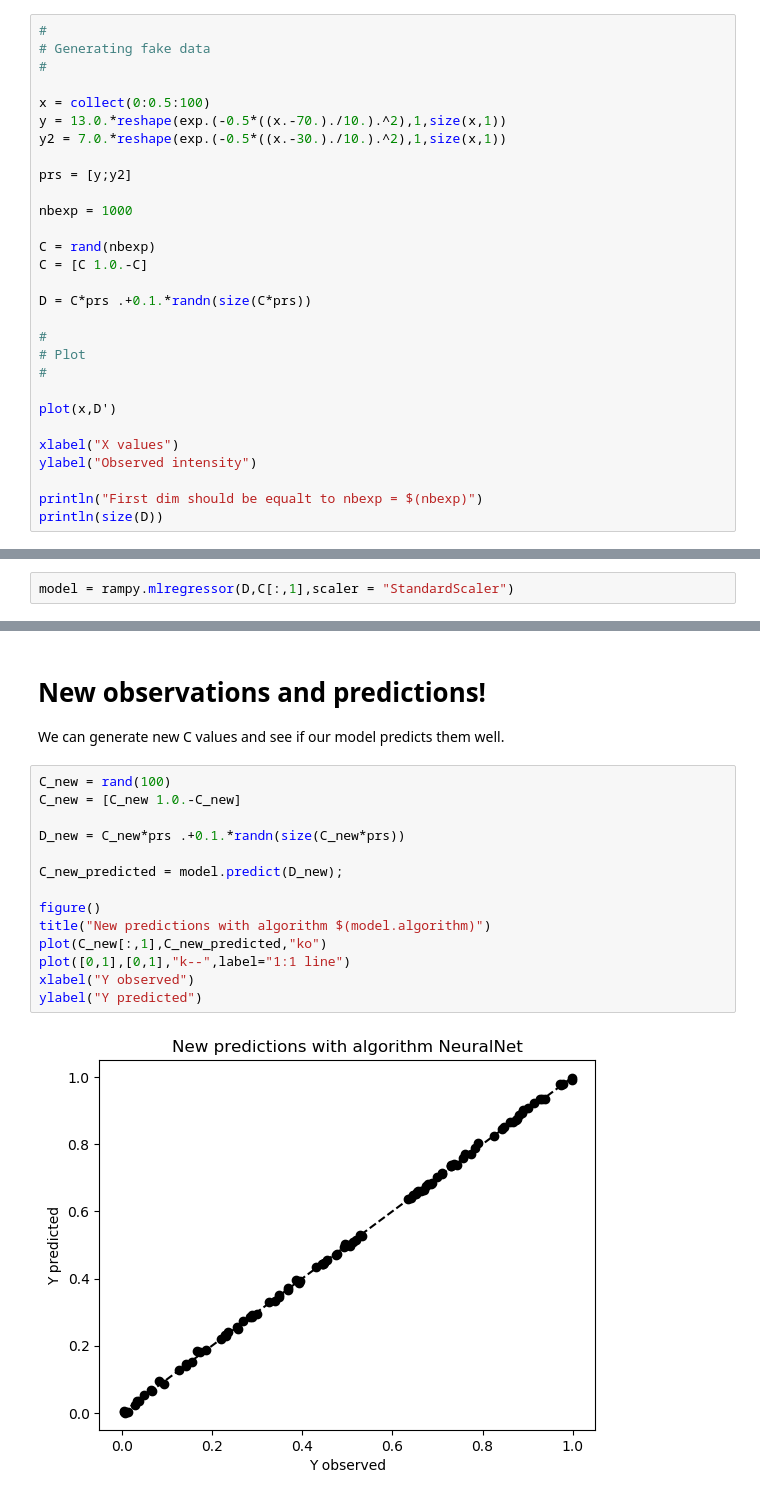
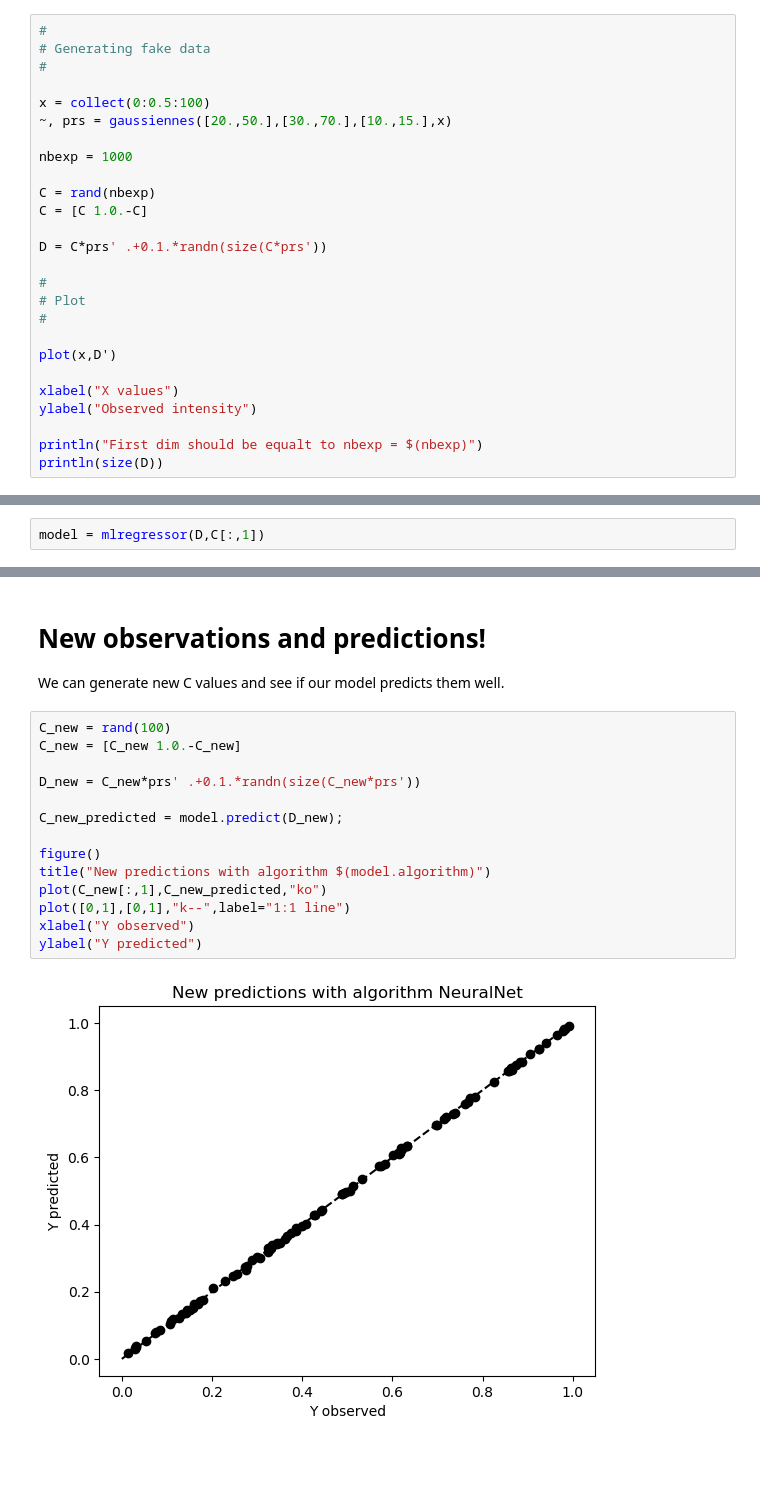
Before and after one commit to charlesll/Spectra.jl, a Jupyter notebook: examples/Machine_Learning_Regression.ipynb, the cells around one changed output, grey strips where cells are left out. Cells and saved outputs as stored; diff of their text form; blank space fills up the shorter version.

```diff
--- a/examples/Machine_Learning_Regression.ipynb
+++ b/examples/Machine_Learning_Regression.ipynb
@@ -34,17 +31,14 @@ For now, we will show how we can train neural networks to link D and C, such tha
 #
 
 x = collect(0:0.5:100)
-y = 13.0.*reshape(exp.(-0.5*((x.-70.)./10.).^2),1,size(x,1))
-y2 = 7.0.*reshape(exp.(-0.5*((x.-30.)./10.).^2),1,size(x,1))
-
-prs = [y;y2]
+~, prs = gaussiennes([20.,50.],[30.,70.],[10.,15.],x)
 
 nbexp = 1000
 
 C = rand(nbexp)
 C = [C 1.0.-C]
 
-D = C*prs .+0.1.*randn(size(C*prs))
+D = C*prs' .+0.1.*randn(size(C*prs'))
 
 #
 # Plot
@@ -78,7 +72,7 @@ The predict function works as that of a scikit-learn model, predicting new value
 
 For now, we are going to load our data and create our mlregressor object:
 # %%
-model = rampy.mlregressor(D,C[:,1],scaler = "StandardScaler")
+model = mlregressor(D,C[:,1])
 # %% [output]
 PyObject <rampy.ml_regressor.mlregressor object at 0x...>
 # %% [markdown]
@@ -184,17 +178,17 @@ We can generate new C values and see if our model predicts them well.
 # %%
 C_new = rand(100)
 C_new = [C_new 1.0.-C_new]
 
-D_new = C_new*prs .+0.1.*randn(size(C_new*prs))
+D_new = C_new*prs' .+0.1.*randn(size(C_new*prs'))
 
 C_new_predicted = model.predict(D_new);
 
 figure()
 title("New predictions with algorithm $(model.algorithm)")
 plot(C_new[:,1],C_new_predicted,"ko")
 plot([0,1],[0,1],"k--",label="1:1 line")
 xlabel("Y observed")
 ylabel("Y predicted")
 # %% [output]
-[figure, old version]
+[figure, new version]
 PyObject Text(24,0.5,'Y predicted')
```
Also changed, not shown: parts of 6 cells of this notebook, 8 other files.
